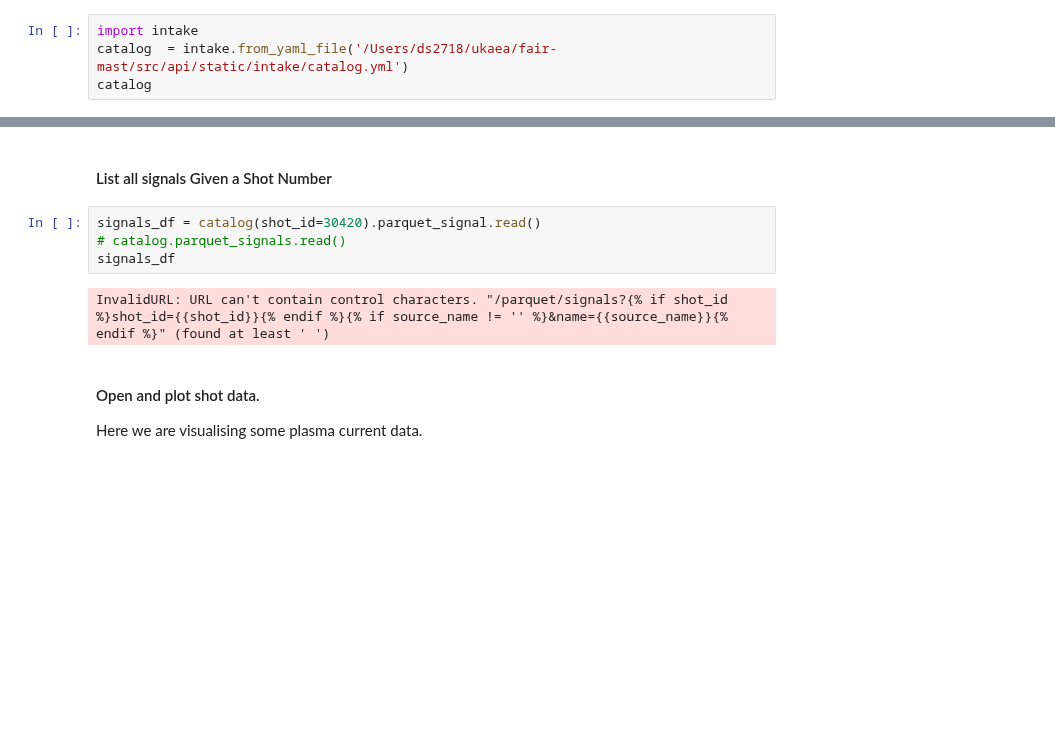
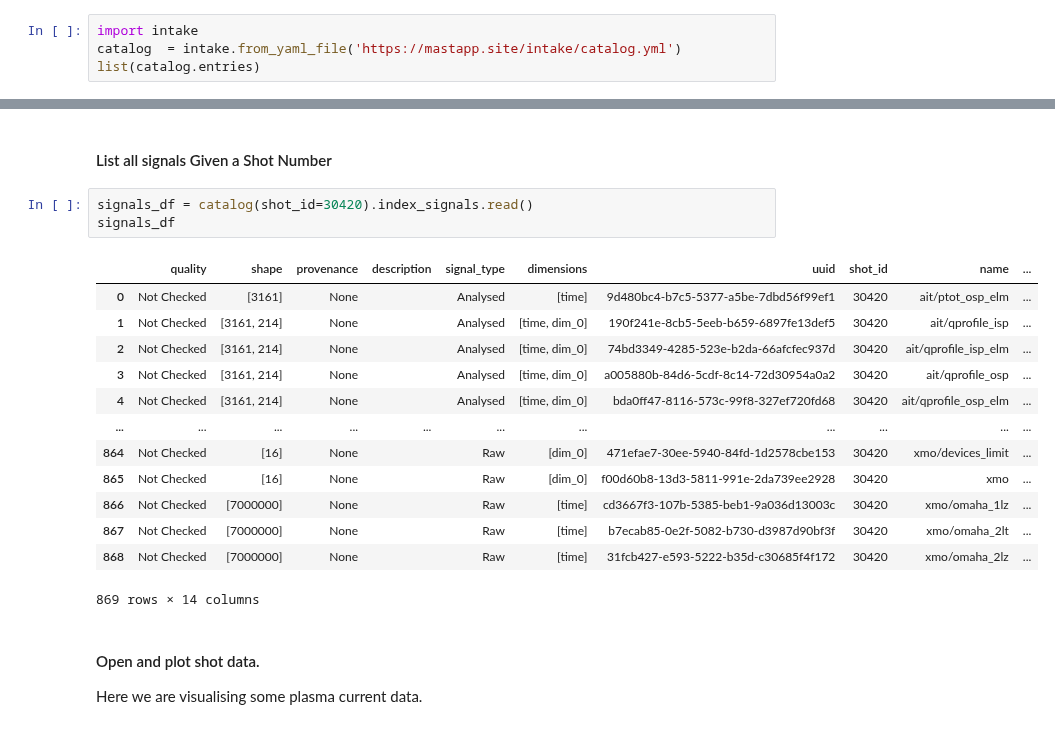
Before and after one commit to ukaea/fair-mast, a Jupyter notebook: docs/quickstart.ipynb, the cells around one changed output, grey strips where cells are left out. Cells and saved outputs as stored; diff of their text form; blank space fills up the shorter version.

Commit message:
fix: parquet signal reader error

```diff
--- a/docs/quickstart.ipynb
+++ b/docs/quickstart.ipynb
@@ -27,6 +27,6 @@ Requirement already satisfied: locket in /opt/homebrew/anaconda3/lib/python3.12/
 #### Open the intake Catalog
 # %%
 import intake
-catalog  = intake.from_yaml_file('/Users/ds2718/ukaea/fair-mast/src/api/static/intake/catalog.yml')
-catalog
+catalog  = intake.from_yaml_file('https://mastapp.site/intake/catalog.yml')
+list(catalog.entries)
 # %% [output]
@@ -74,11 +76,22 @@ sources_df
 # %% [markdown]
 #### List all signals Given a Shot Number
 # %%
-signals_df = catalog(shot_id=30420).parquet_signal.read()
-# catalog.parquet_signals.read()
+signals_df = catalog(shot_id=30420).index_signals.read()
 signals_df
 # %% [output]
+|  | quality | shape | provenance | description | signal_type | dimensions | uuid | shot_id | name | ... |
+| 0 | Not Checked | [3161] | None |  | Analysed | [time] | 9d480bc4-b7c5-5377-a5be-7dbd56f99ef1 | 30420 | ait/ptot_osp_elm | ... |
+| 1 | Not Checked | [3161, 214] | None |  | Analysed | [time, dim_0] | 190f241e-8cb5-5eeb-b659-6897fe13def5 | 30420 | ait/qprofile_isp | ... |
+| 2 | Not Checked | [3161, 214] | None |  | Analysed | [time, dim_0] | 74bd3349-4285-523e-b2da-66afcfec937d | 30420 | ait/qprofile_isp_elm | ... |
+| 3 | Not Checked | [3161, 214] | None |  | Analysed | [time, dim_0] | a005880b-84d6-5cdf-8c14-72d30954a0a2 | 30420 | ait/qprofile_osp | ... |
+| 4 | Not Checked | [3161, 214] | None |  | Analysed | [time, dim_0] | bda0ff47-8116-573c-99f8-327ef720fd68 | 30420 | ait/qprofile_osp_elm | ... |
+| ... | ... | ... | ... | ... | ... | ... | ... | ... | ... | ... |
+| 864 | Not Checked | [16] | None |  | Raw | [dim_0] | 471efae7-30ee-5940-84fd-1d2578cbe153 | 30420 | xmo/devices_limit | ... |
+| 865 | Not Checked | [16] | None |  | Raw | [dim_0] | f00d60b8-13d3-5811-991e-2da739ee2928 | 30420 | xmo | ... |
+| 866 | Not Checked | [7000000] | None |  | Raw | [time] | cd3667f3-107b-5385-beb1-9a036d13003c | 30420 | xmo/omaha_1lz | ... |
+| 867 | Not Checked | [7000000] | None |  | Raw | [time] | b7ecab85-0e2f-5082-b730-d3987d90bf3f | 30420 | xmo/omaha_2lt | ... |
+| 868 | Not Checked | [7000000] | None |  | Raw | [time] | 31fcb427-e593-5222-b35d-c30685f4f172 | 30420 | xmo/omaha_2lz | ... |
-InvalidURL: URL can't contain control characters. "/parquet/signals?{% if shot_id %}shot_id={{shot_id}}{% endif %}{% if source_name != '' %}&name={{source_name}}{% endif %}" (found at least ' ')
+869 rows × 14 columns
 # %% [markdown]
 #### Open and plot shot data.
 
```
Also changed, not shown: parts of 5 cells of this notebook, 1 other file.
